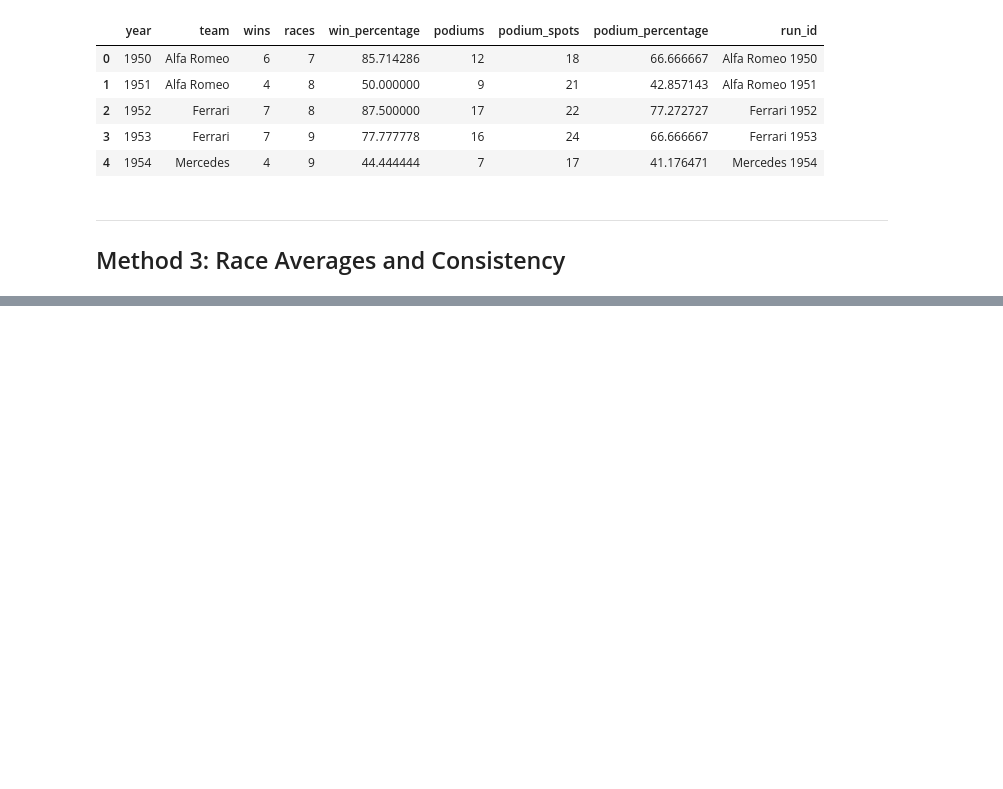
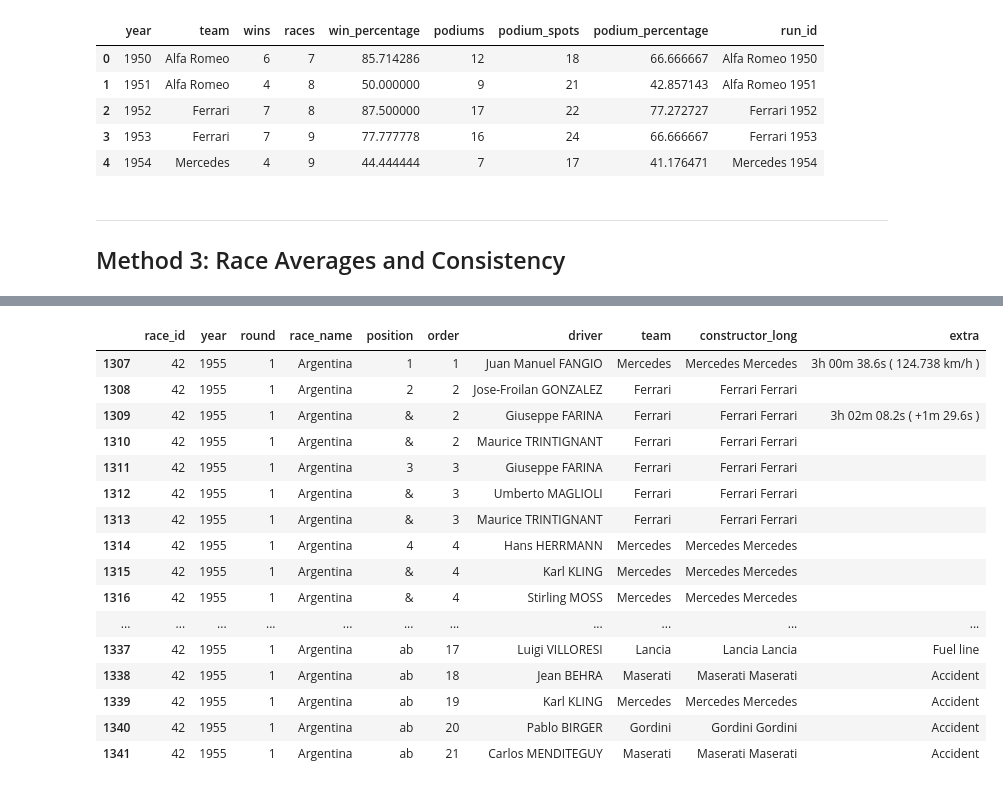
Before and after one commit to lennymd/formulaOne, a Jupyter notebook: _analysis/notebook/f1-best-championship-season-work.ipynb, the cells around one changed output, grey strips where cells are left out. Drawn from its saved outputs; the diff is of its cells as text; code cells hidden in the pictures; blank space fills up the shorter version.

Commit message:
get race averages

```diff
--- a/_analysis/notebook/f1-best-championship-season-work.ipynb
+++ b/_analysis/notebook/f1-best-championship-season-work.ipynb
@@ -461,0 +538,2 @@ analysis.to_csv("../data/output/win_and_podium_analysis.csv", index=False)
+# %%
+f1_1955 = race_results[race_results.year == 1955]
@@ -461,0 +549,22 @@ analysis.to_csv("../data/output/win_and_podium_analysis.csv", index=False)
+# %%
+argentina55 = f1_1955[f1_1955["round"] == 1]
+# %%
+argentina55
+# %% [output]
+|  | race_id | year | round | race_name | position | order | driver | team | constructor_long | extra |
+| 1307 | 42 | 1955 | 1 | Argentina | 1 | 1 | Juan Manuel FANGIO | Mercedes | Mercedes Mercedes | 3h 00m 38.6s ( 124.738 km/h ) |
+| 1308 | 42 | 1955 | 1 | Argentina | 2 | 2 | Jose-Froilan GONZALEZ | Ferrari | Ferrari Ferrari |  |
+| 1309 | 42 | 1955 | 1 | Argentina | & | 2 | Giuseppe FARINA | Ferrari | Ferrari Ferrari | 3h 02m 08.2s ( +1m 29.6s ) |
+| 1310 | 42 | 1955 | 1 | Argentina | & | 2 | Maurice TRINTIGNANT | Ferrari | Ferrari Ferrari |  |
+| 1311 | 42 | 1955 | 1 | Argentina | 3 | 3 | Giuseppe FARINA | Ferrari | Ferrari Ferrari |  |
+| 1312 | 42 | 1955 | 1 | Argentina | & | 3 | Umberto MAGLIOLI | Ferrari | Ferrari Ferrari |  |
+| 1313 | 42 | 1955 | 1 | Argentina | & | 3 | Maurice TRINTIGNANT | Ferrari | Ferrari Ferrari |  |
+| 1314 | 42 | 1955 | 1 | Argentina | 4 | 4 | Hans HERRMANN | Mercedes | Mercedes Mercedes |  |
+| 1315 | 42 | 1955 | 1 | Argentina | & | 4 | Karl KLING | Mercedes | Mercedes Mercedes |  |
+| 1316 | 42 | 1955 | 1 | Argentina | & | 4 | Stirling MOSS | Mercedes | Mercedes Mercedes |  |
+| ... | ... | ... | ... | ... | ... | ... | ... | ... | ... | ... |
+| 1337 | 42 | 1955 | 1 | Argentina | ab | 17 | Luigi VILLORESI | Lancia | Lancia Lancia | Fuel line |
+| 1338 | 42 | 1955 | 1 | Argentina | ab | 18 | Jean BEHRA | Maserati | Maserati Maserati | Accident |
+| 1339 | 42 | 1955 | 1 | Argentina | ab | 19 | Karl KLING | Mercedes | Mercedes Mercedes | Accident |
+| 1340 | 42 | 1955 | 1 | Argentina | ab | 20 | Pablo BIRGER | Gordini | Gordini Gordini | Accident |
+| 1341 | 42 | 1955 | 1 | Argentina | ab | 21 | Carlos MENDITEGUY | Maserati | Maserati Maserati | Accident |
```
Also changed, not shown: parts of 32 cells of this notebook.
